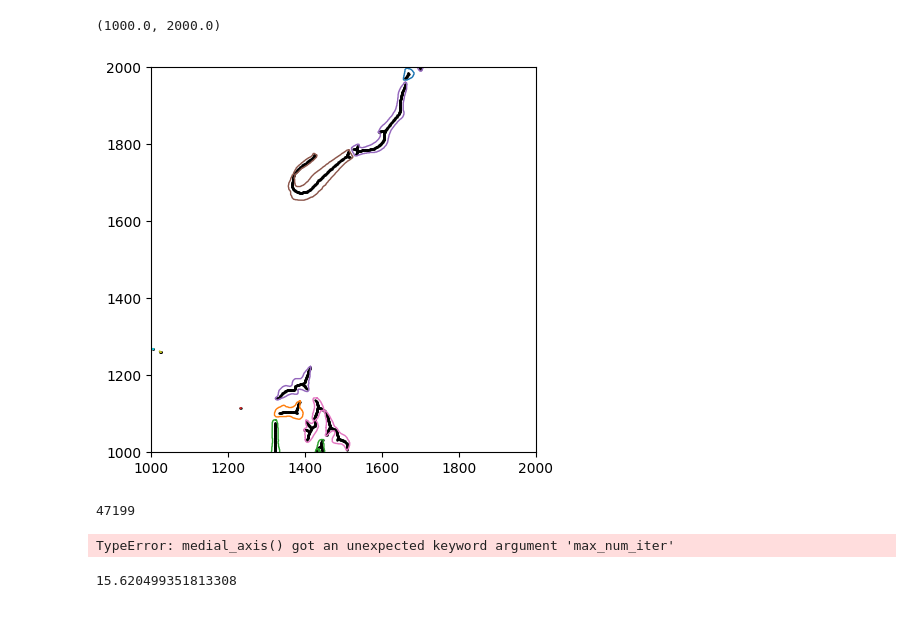
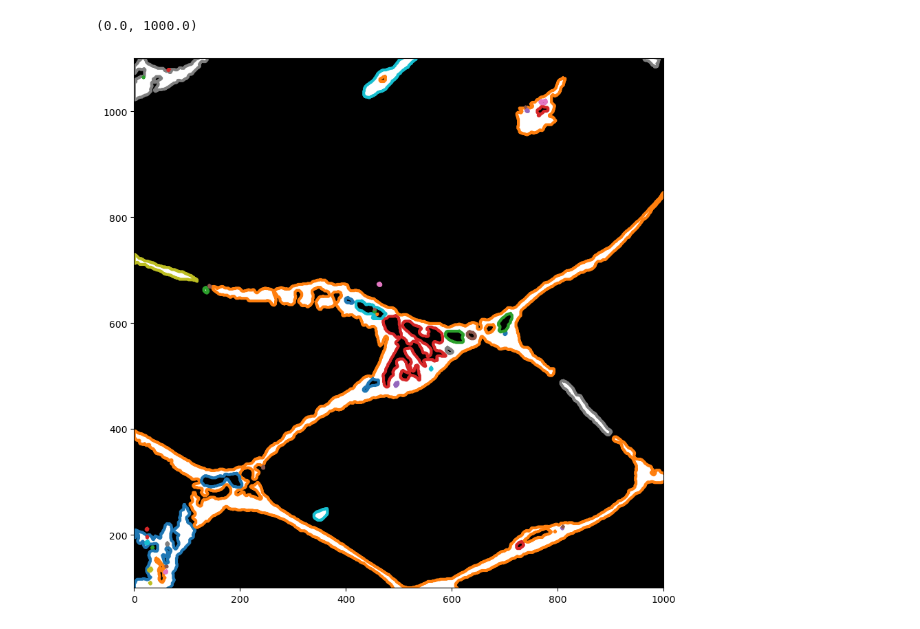
Before and after one commit to potsci/random_projects, a Jupyter notebook: thickness_segmented.ipynb, the cells around one changed output. Drawn from its saved outputs; the diff is of its cells as text; code cells hidden in the pictures.

```diff
--- a/thickness_segmented.ipynb
+++ b/thickness_segmented.ipynb
@@ -12,59 +3,55 @@ skel=morphology.skeletonize(invert(img))
 # %%
 import numpy as np
 import matplotlib.pyplot as plt
-
+from skimage import util
 from skimage import measure
 from skimage import io
+import pandas as pd
 
 # Construct some test data
 # x, y = np.ogrid[-np.pi:np.pi:100j, -np.pi:np.pi:100j]
 # r = np.sin(np.exp(np.sin(x)**3 + np.cos(y)**2))
-img=io.imread("C:/Promo/quasi_in_situ/new_folder/bnw_conv.png")
+img=io.imread("/home/mz071159/width_struts/results/50_45_leofor_thresholding/50_45_3mm_yolo_eps5_leo_3stitched-0_c000_r000/bnw_conv.png")
+
+# img=io.imread("/work/mz071159/quasi-in-situ/50_45_leo/for_thresholding/5mm_3/pano50_45_eps5_leo_5mm_3_stitch_c000_r000.jpg")
 # Find contours at a constant value of 0.8
-contours = measure.find_contours(img,60,fully_connected='high')
-
-# Display the image and plot all contours found
-fig, ax = plt.subplots()
-ax.imshow(r, cmap=plt.cm.gray)
-
+# img=img[:,:,0]
+img[:,0]=255
+img[:,-1]=255
+img[-1,:]=255
+img[0,:]=255# Display the image and plot all contours found
+contours = measure.find_contours(img,level=55,fully_connected='high',positive_orientation='high')
+fig, ax = plt.subplots(figsize=(10,10))
+# ax.imshow(r, cmap=plt.cm.gray)
+ax.imshow(img,alpha=1,cmap='binary')
 for contour in contours:
-    ax.plot(contour[:, 1], contour[:, 0], linewidth=1)
+    ax.plot(contour[:, 1], contour[:, 0], linewidth=3)
 
 ax.axis('image')
 # ax.set_xticks([])
 # ax.set_yticks([])
 # # plt.show()
 
 
-img_ind=np.where(skel)
+# img_ind=np.where(skel)
 # ax.imshow(img,alpha=0.5,zorder=2,cmap=mpl.cm.gray)
 # ax.imshow(invert(skel),cmap=mpl.cm.gray,zorder=1)
 # for contour in conts:
     # ax.plot(contour[:, 1], contour[:, 0], linewidth=1,color='black',zorder=2)
 
-
-ax.scatter(img_ind[1],img_ind[0],s=0.5,color='black')
+x=100
+y=0# ax.scatter(img_ind[1],img_ind[0],s=0.05,color='black')
 ax.set_ylim(x,x+1000)
 ax.set_xlim(y,y+1000)
 # %% [output]
-(1000.0, 2000.0)
+(0.0, 1000.0)
-[figure, old version]
+[figure, new version]
-# %%
-len(img_ind[1])
-# %% [output]
-47199
 # %%
 from skimage import morphology
 from skimage.util import invert
 # %%
 # out=morphology.skeletonize(invert(img))
 skel, distance = morphology.medial_axis(invert(img), return_distance=True)
-# %% [output]
-TypeError: medial_axis() got an unexpected keyword argument 'max_num_iter'
-# %%
-max(dist_on_skel[3600])
-# %% [output]
-15.620499351813308
 # %%
 # dist_on_skel = distance * skel
 i=30
```
Also changed, not shown: parts of 22 cells of this notebook.
